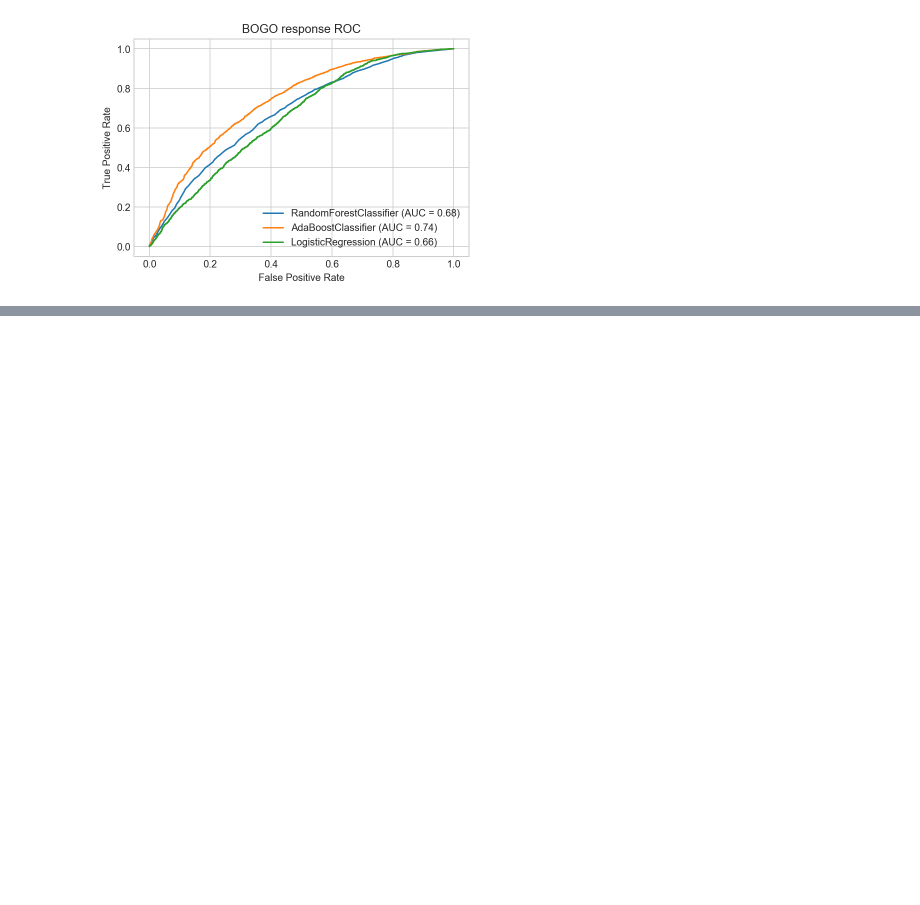
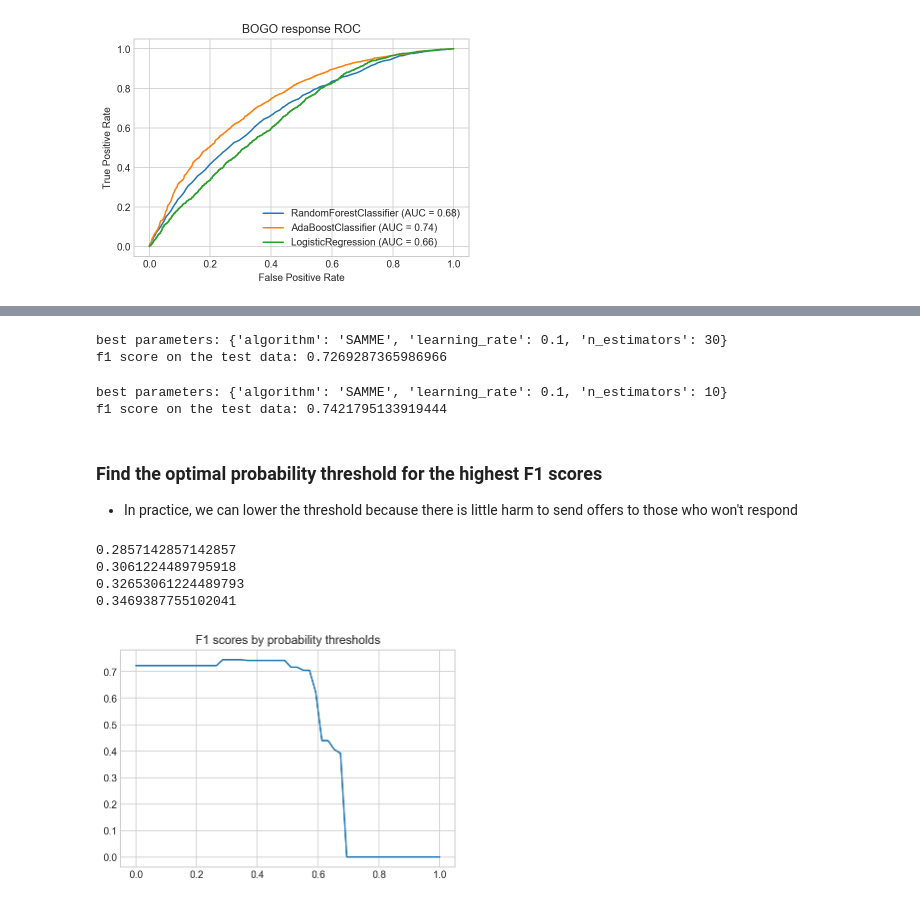
Before and after one commit to kevingao1136/Udacity_DataScience_Nanodegree, a Jupyter notebook: Starbucks_Capstone_Challenge/Starbucks_Capstone.ipynb, the cells around one changed output, grey strips where cells are left out. Cells and saved outputs as stored; diff of their text form; code cells hidden in the pictures; blank space fills up the shorter version.

Commit message:
added gridsearch and f1 score search

```diff
--- a/Starbucks_Capstone_Challenge/Starbucks_Capstone.ipynb
+++ b/Starbucks_Capstone_Challenge/Starbucks_Capstone.ipynb
@@ -92,0 +119,7 @@ events has 306534 rows
+# %%
+# Merge offers to events
+events_offers = pd.merge(events, offers, how='left', left_on='offer_id', right_on='id')
+events_offers = events_offers.query("event != 'transaction'") #include only offer related activities
+events_offers.drop(['offer_id','id','amount','reward_received'],axis=1,inplace=True)
+print(events_offers.offer_type.unique())
+events_offers.head()
@@ -313,0 +363,69 @@ plt.title('BOGO response ROC');
+# %%
+y = customers['bogo_response']
+X_train, X_test, y_train, y_test = train_test_split(X, y, test_size=0.2, random_state=42)
+
+parameters = {
+    'n_estimators': [10, 30, 50],
+    'learning_rate': [0.1, 0.5, 1],
+    'algorithm': ['SAMME', 'SAMME.R'],
+}
+
+bogo_cv = GridSearchCV(AdaBoostClassifier(), param_grid=parameters, scoring='f1', return_train_score=True)
+bogo_cv.fit(X_train, y_train)
+print(f'best parameters: {bogo_cv.best_params_}')
+# print(bogo_cv.cv_results_)
+y_pred = bogo_cv.predict(X_test)
+print(f'f1 score on the test data: {f1_score(y_test, y_pred)}')
+# %% [output]
+best parameters: {'algorithm': 'SAMME', 'learning_rate': 0.1, 'n_estimators': 30}
+f1 score on the test data: 0.7269287365986966
+# %%
+y = customers['discount_response']
+X_train, X_test, y_train, y_test = train_test_split(X, y, test_size=0.2, random_state=42)
+
+parameters = {
+    'n_estimators': [10, 30, 50],
+    'learning_rate': [0.1, 0.5, 1],
+    'algorithm': ['SAMME', 'SAMME.R'],
+}
+
+discount_cv = GridSearchCV(AdaBoostClassifier(), param_grid=parameters, scoring='f1', return_train_score=True)
+discount_cv.fit(X_train, y_train)
+print(f'best parameters: {discount_cv.best_params_}')
+# print(discount_cv.cv_results_)
+y_pred = discount_cv.predict(X_test)
+print(f'f1 score on the test data: {f1_score(y_test, y_pred)}')
+# %% [output]
+best parameters: {'algorithm': 'SAMME', 'learning_rate': 0.1, 'n_estimators': 10}
+f1 score on the test data: 0.7421795133919444
+# %% [markdown]
+### Find the optimal probability threshold for the highest F1 scores
+- In practice, we can lower the threshold because there is little harm to send offers to those who won't respond
+# %%
+def find_best_threshold(model, plot=False):
+
+    # create a hash table of thresholds vs f1 scores
+    res = dict()
+    y_proba_pred = model.predict_proba(X_test)[:,1]
+
+    for threshold in np.linspace(0,1):
+        res[threshold] = f1_score(y_test, [1 if p > threshold else 0 for p in y_proba_pred])
+
+    # Find the optimal probability thresholds for the max f1 score
+    for key,value in res.items():
+        if value == max(res.values()):
+            print(key)
+
+    if plot == True:
+        # plot probability threshold VS F1 scores
+        plt.plot(list(res.keys()), list(res.values()));
+        plt.title('F1 scores by probability thresholds');
+# %%
+# The best threshold for predicting bogo response is between 0.28 and 0.34 for this test data
+find_best_threshold(bogo_cv, plot=True)
+# %% [output]
+0.2857142857142857
+0.3061224489795918
+0.32653061224489793
+0.3469387755102041
+[figure, added]
```
Also changed, not shown: parts of 33 cells of this notebook, 2 other files.
